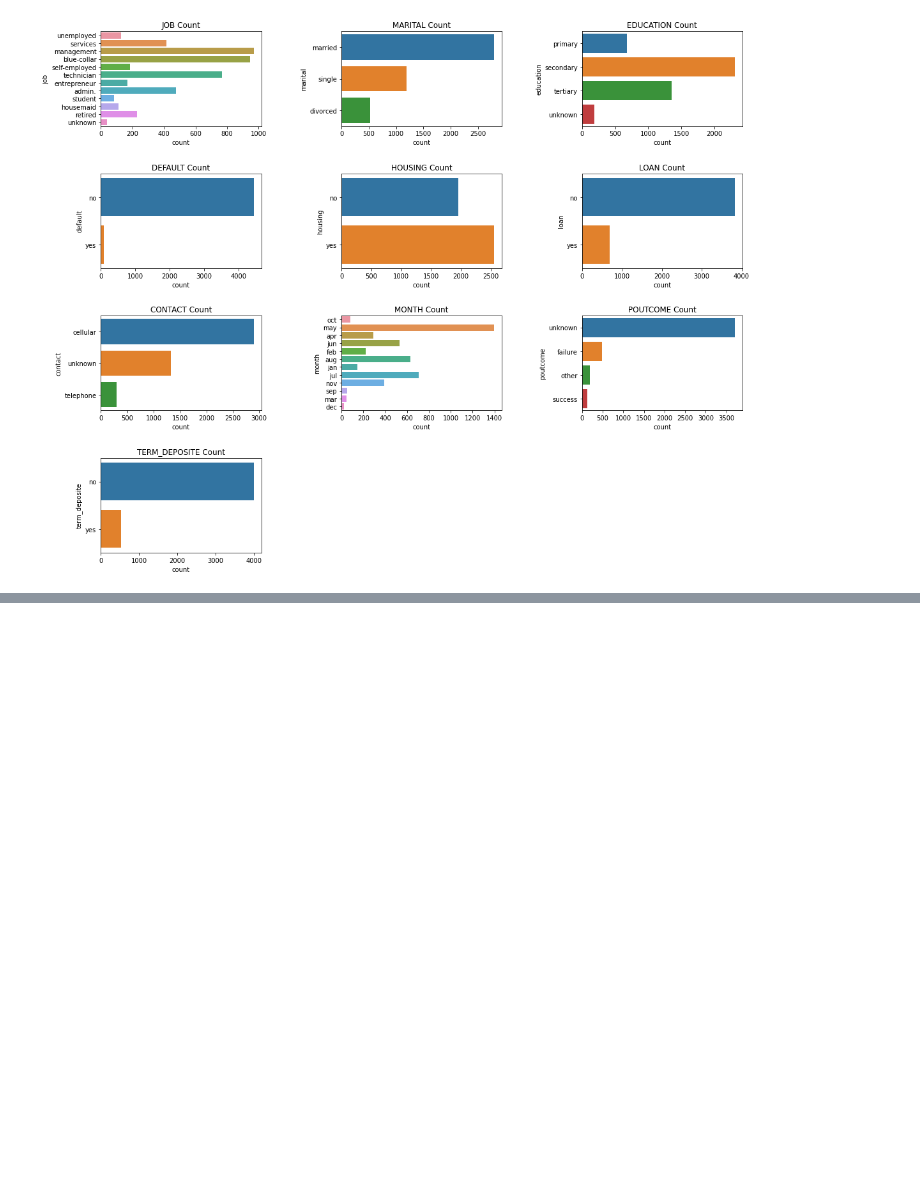
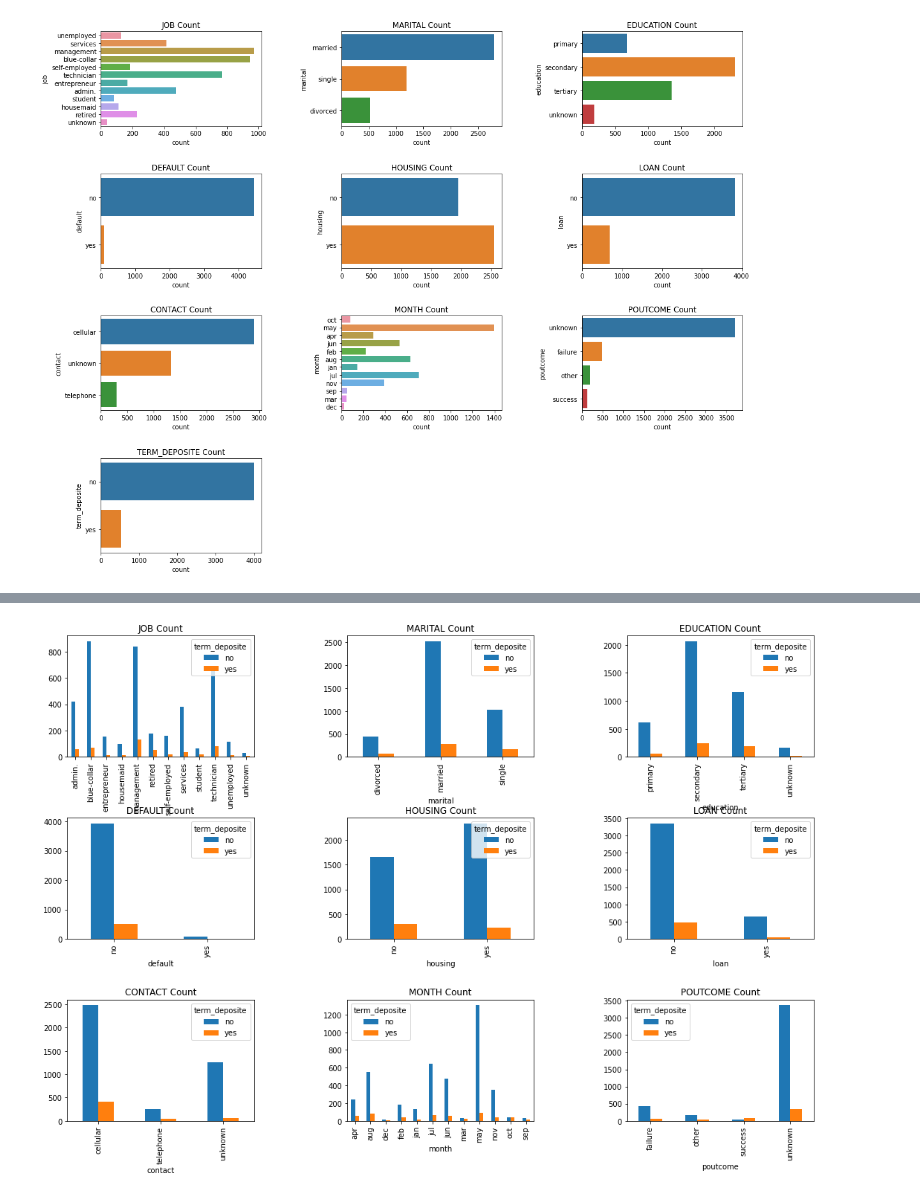
Before and after one commit to sumitraju/data-science, a Jupyter notebook: bank_logistic_regression/bank_logistic_regression.ipynb, the cells around one changed output, grey strips where cells are left out. Saved outputs shown, nothing was run; the diff lists cells and outputs as text; code cells hidden in the pictures; blank space fills up the shorter version.

```diff
--- a/bank_logistic_regression/bank_logistic_regression.ipynb
+++ b/bank_logistic_regression/bank_logistic_regression.ipynb
@@ -252,0 +276,4 @@ print(mean_y)
+# %%
+count_plots_bivariate(['job','marital','education','default','housing','loan','contact','month','poutcome'],"term_deposite","bar",dataset_bank)
+# %% [output]
+[figure, added]
```
Also changed, not shown: parts of 34 cells of this notebook, 1 other file.
